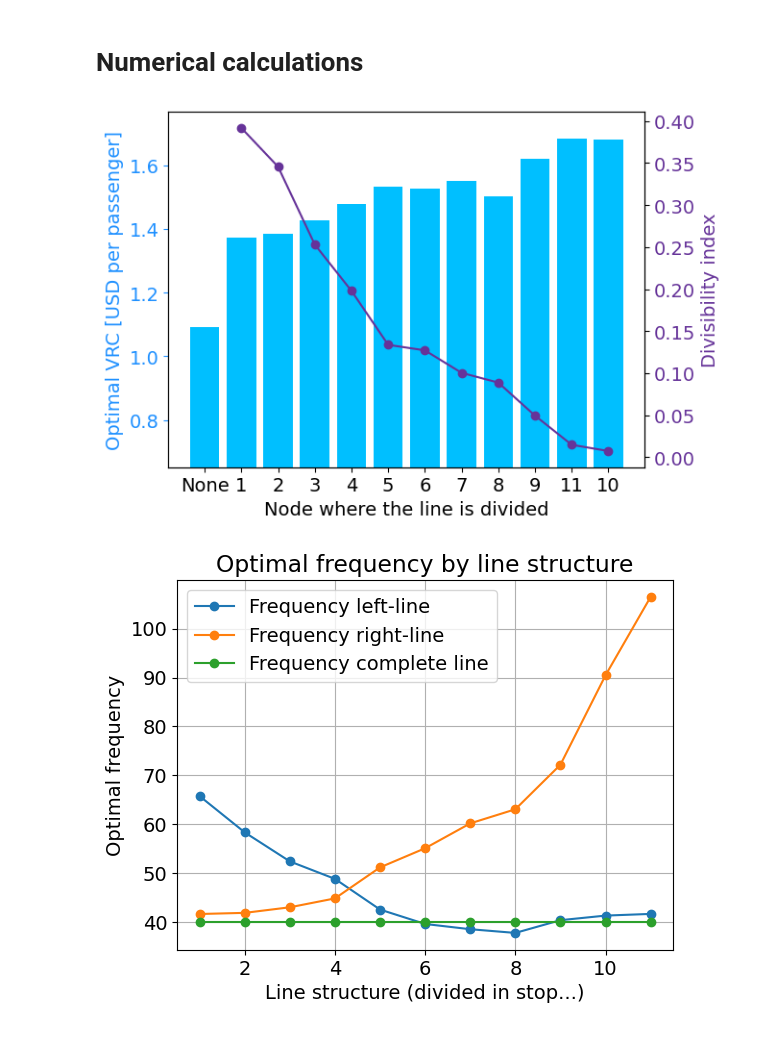
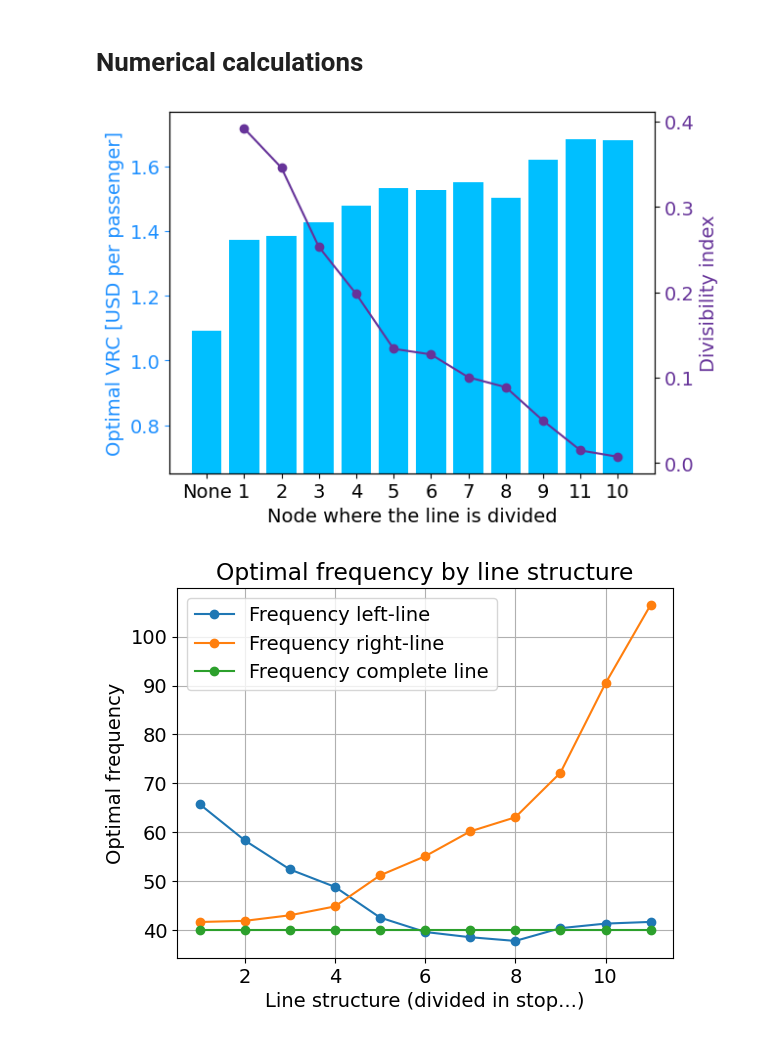
Before and after one commit to valeegomex/Genetic-algorithm-parametric-city, a Jupyter notebook: paper1_numericalExamples/Canberra/Data Analisys.ipynb, the cells around one changed output. Saved outputs shown, nothing was run; the diff lists cells and outputs as text; code cells hidden in the pictures.

```diff
--- a/paper1_numericalExamples/Canberra/Data Analisys.ipynb
+++ b/paper1_numericalExamples/Canberra/Data Analisys.ipynb
@@ -255,34 +256,37 @@ values = vrc_optimal_divisions
 
 # Ordenar los datos por valor en orden ascendente
 sorted_data = sorted(zip(categories, values, di_values[1:-1]), key=lambda x: x[2], reverse=True)
 categories, values, di_values_sorted = zip(*sorted_data)
 # Agregar estructura sin divisiones
 categories = ['None'] + list(categories)
 values = [vrc_optimal_complete] + list(values)
 values = values/total_demand
 
 # Crear gráfico de barras
 fig, ax1 = plt.subplots()
 ax1.bar(categories, values, color='deepskyblue')
 
 # Añadir título y etiquetas
 ax1.set_xlabel('Node where the line is divided')
 # dodgerblue
 ax1.set_ylabel('Optimal VRC [USD per passenger]', color='dodgerblue')
 ax1.set_ylim(bottom=vrc_fix_cost/total_demand)
 ax1.tick_params(axis='y', colors='dodgerblue')
 
 # Crear eje secundario
 ax2 = ax1.twinx()
+ax2.set_yticks([0, 0.1, 0.2, 0.3, 0.4])
 ax2.plot(categories[1:], di_values_sorted, color='rebeccapurple', marker='o')
 ax2.set_ylabel('Divisibility index', color='rebeccapurple')
 ax2.tick_params(axis='y', labelcolor='rebeccapurple')
+ax2.yaxis.set_major_formatter(ticker.FormatStrFormatter('%.1f'))
+
 
 # Mostrar el gráfico
 plt.savefig('Optimal VRC by line structure sorted.png', bbox_inches = 'tight')
 plt.show()
 # %% [output]
-[figure, old version]
+[figure, new version]
 # %%
 x = [i for i in range(1, len(demand.index)-1)]
 freq_optimal_divisions_left = [f[0] for f in freq_optimal_divisions]
```
Also changed, not shown: parts of 1 cell of this notebook.
